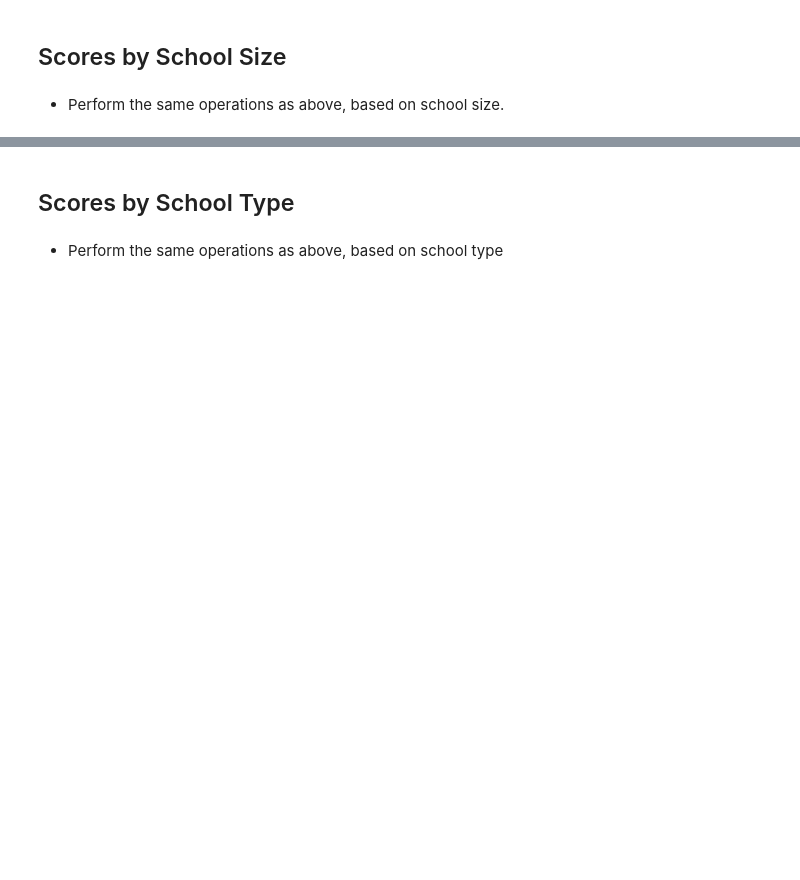
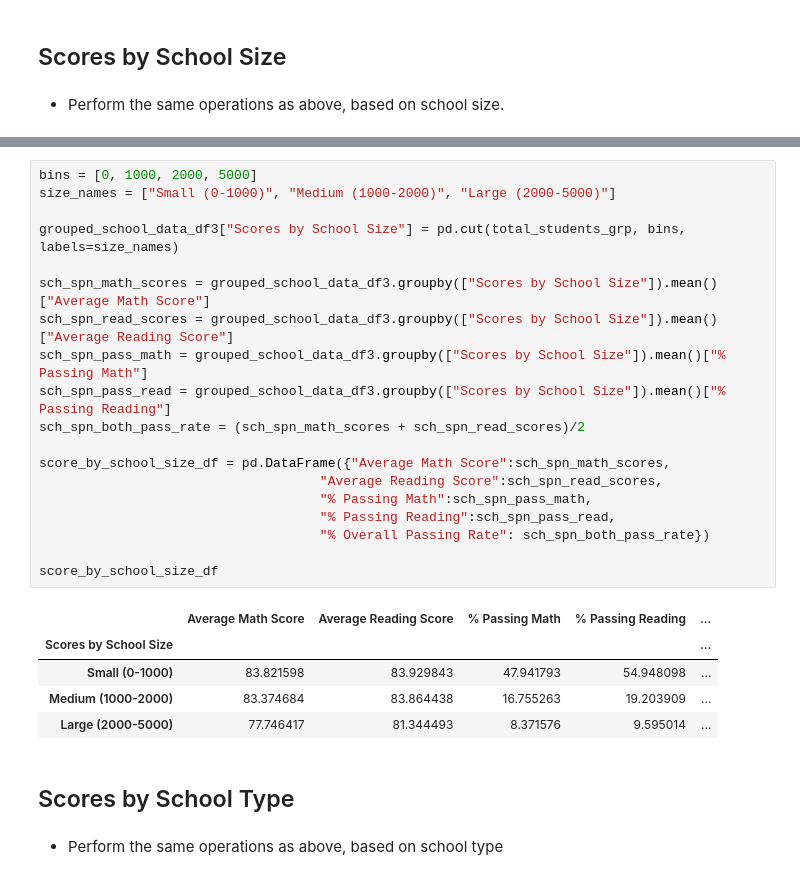
Before and after one commit to a-prospero/pandas-challenge, a Jupyter notebook: PyCitySchools/PyCitySchools_starter.ipynb, the cells around one changed output, grey strips where cells are left out. Saved outputs shown, nothing was run; the diff lists cells and outputs as text; blank space fills up the shorter version.

```diff
--- a/PyCitySchools/PyCitySchools_starter.ipynb
+++ b/PyCitySchools/PyCitySchools_starter.ipynb
@@ -356,3 +365,28 @@ TypeError: 'DataFrame' object is not callable
+# %%
+bins = [0, 1000, 2000, 5000]
+size_names = ["Small (0-1000)", "Medium (1000-2000)", "Large (2000-5000)"]
+
+grouped_school_data_df3["Scores by School Size"] = pd.cut(total_students_grp, bins, labels=size_names)
+
+sch_spn_math_scores = grouped_school_data_df3.groupby(["Scores by School Size"]).mean()["Average Math Score"]
+sch_spn_read_scores = grouped_school_data_df3.groupby(["Scores by School Size"]).mean()["Average Reading Score"]
+sch_spn_pass_math = grouped_school_data_df3.groupby(["Scores by School Size"]).mean()["% Passing Math"]
+sch_spn_pass_read = grouped_school_data_df3.groupby(["Scores by School Size"]).mean()["% Passing Reading"]
+sch_spn_both_pass_rate = (sch_spn_math_scores + sch_spn_read_scores)/2
+
+score_by_school_size_df = pd.DataFrame({"Average Math Score":sch_spn_math_scores,
+                                    "Average Reading Score":sch_spn_read_scores,
+                                    "% Passing Math":sch_spn_pass_math,
+                                    "% Passing Reading":sch_spn_pass_read,
+                                    "% Overall Passing Rate": sch_spn_both_pass_rate})
+
+score_by_school_size_df
+# %% [output]
+|  | Average Math Score | Average Reading Score | % Passing Math | % Passing Reading | ... |
+| Scores by School Size |  |  |  |  | ... |
+| Small (0-1000) | 83.821598 | 83.929843 | 47.941793 | 54.948098 | ... |
+| Medium (1000-2000) | 83.374684 | 83.864438 | 16.755263 | 19.203909 | ... |
+| Large (2000-5000) | 77.746417 | 81.344493 | 8.371576 | 9.595014 | ... |
 # %% [markdown]
 ## Scores by School Type
 # %% [markdown]
```
Also changed, not shown: parts of 15 cells of this notebook.
